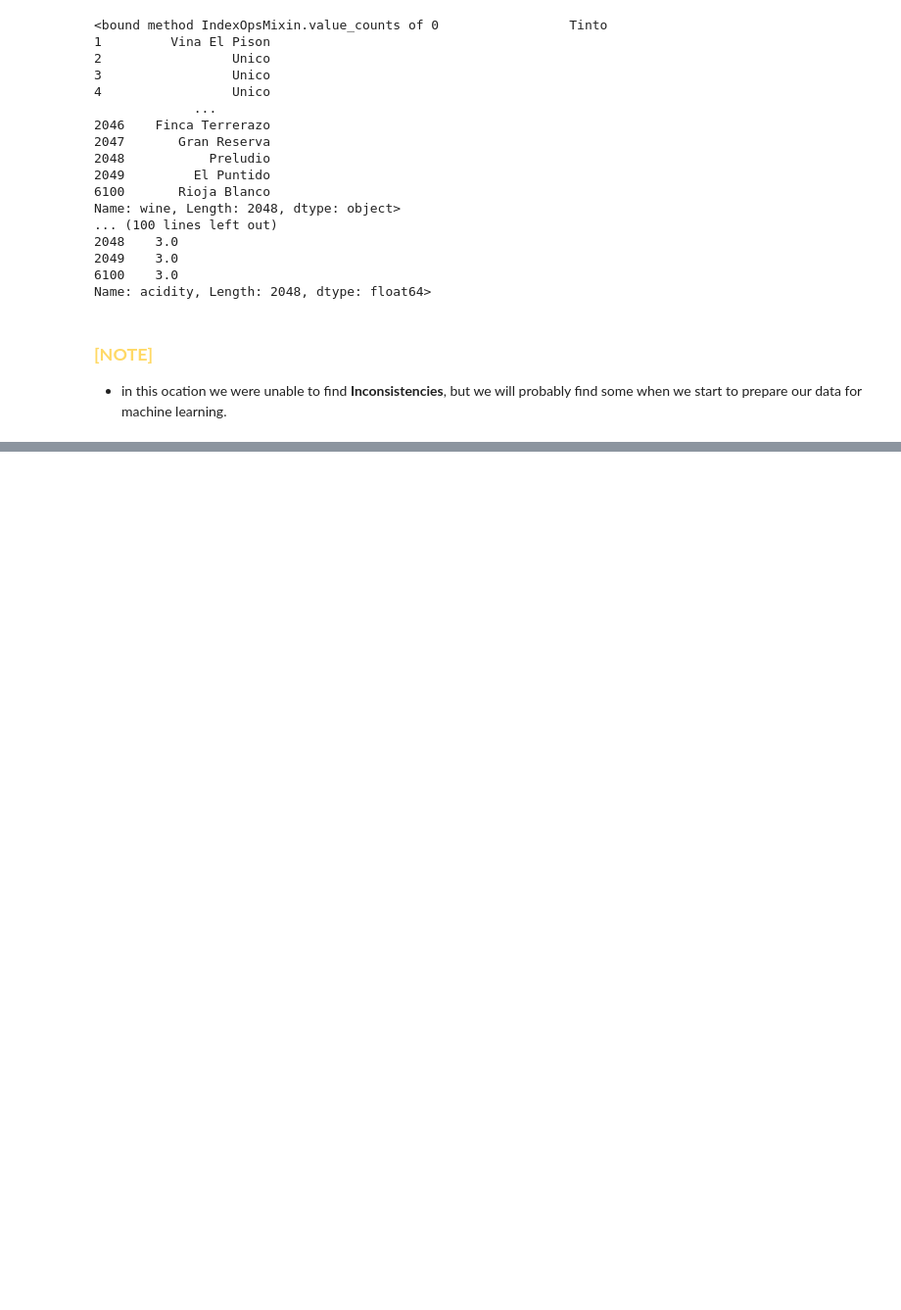
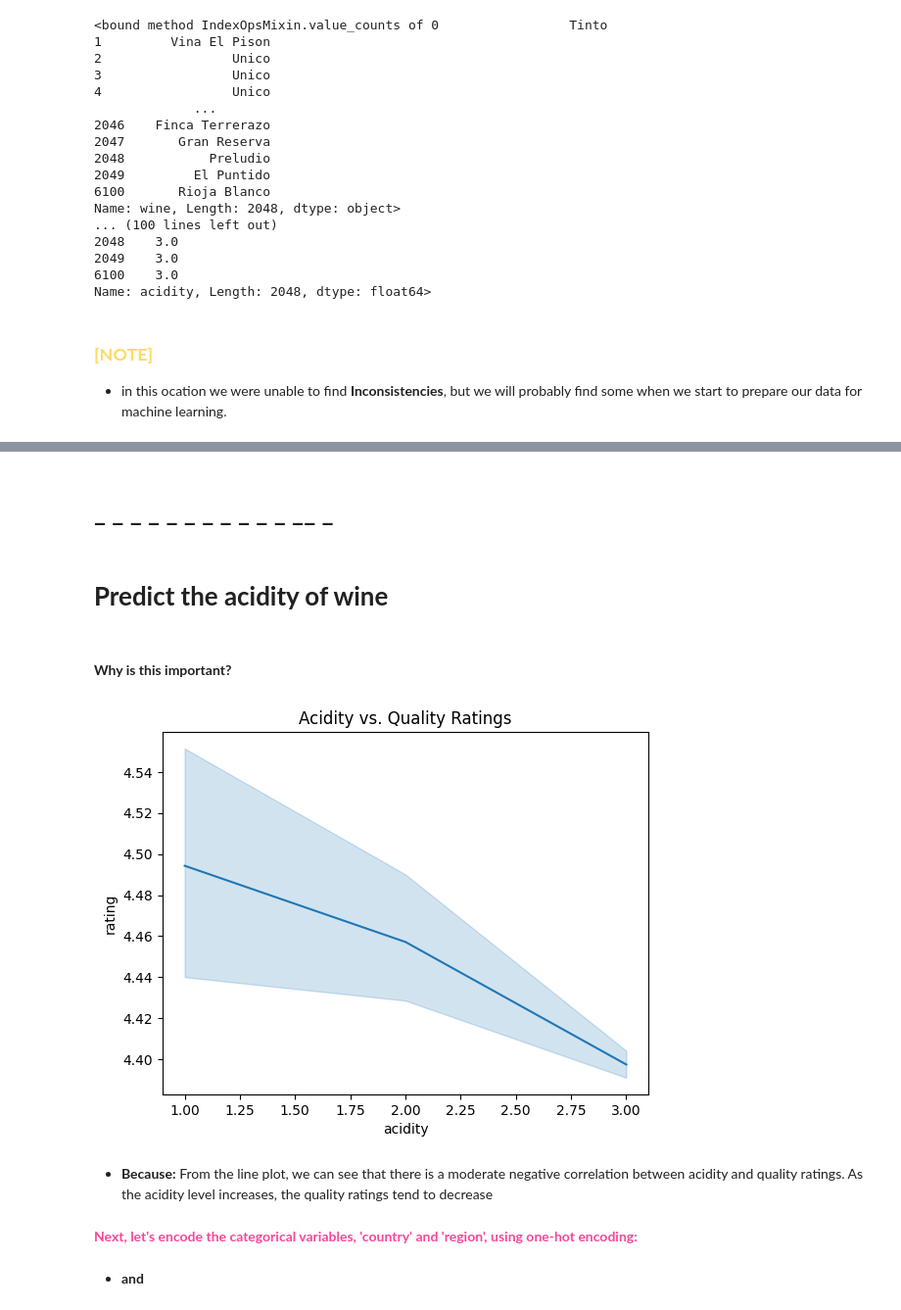
Before and after one commit to Soichiro-Gardinner/Spanish-_Wine, a Jupyter notebook: Spanish_Wine.ipynb, the cells around one changed output, grey strips where cells are left out. Shown: that part at 98% size. Cells and saved outputs as stored; diff of their text form; code cells hidden in the pictures; blank space fills up the shorter version.

```diff
--- a/Spanish_Wine.ipynb
+++ b/Spanish_Wine.ipynb
@@ -118,0 +154,19 @@ Name: acidity, Length: 2048, dtype: float64>
+# %% [markdown]
+# **_ _ _ _ _ _ _ _ _ _ _ __ _**
+# %% [markdown]
+# **Predict the acidity of wine**
+# %% [markdown]
+#### **Why is this important?**
+# %%
+import seaborn as sns
+import matplotlib.pyplot as plt
+
+sns.lineplot(x='acidity', y='rating', data=df)
+plt.title('Acidity vs. Quality Ratings')
+plt.show()
+# %% [output]
+[figure, added]
+# %% [markdown]
+- **Because:** From the line plot, we can see that there is a moderate negative correlation between acidity and quality ratings. As the acidity level increases, the quality ratings tend to decrease
+# %% [markdown]
+**<font color='#f74699'>Next, let's encode the categorical variables, 'country' and 'region', using one-hot encoding:</font>**
@@ -118,0 +176,2 @@ Name: acidity, Length: 2048, dtype: float64>
+# %% [markdown]
+- **and**
```
Also changed, not shown: parts of 27 cells of this notebook.
